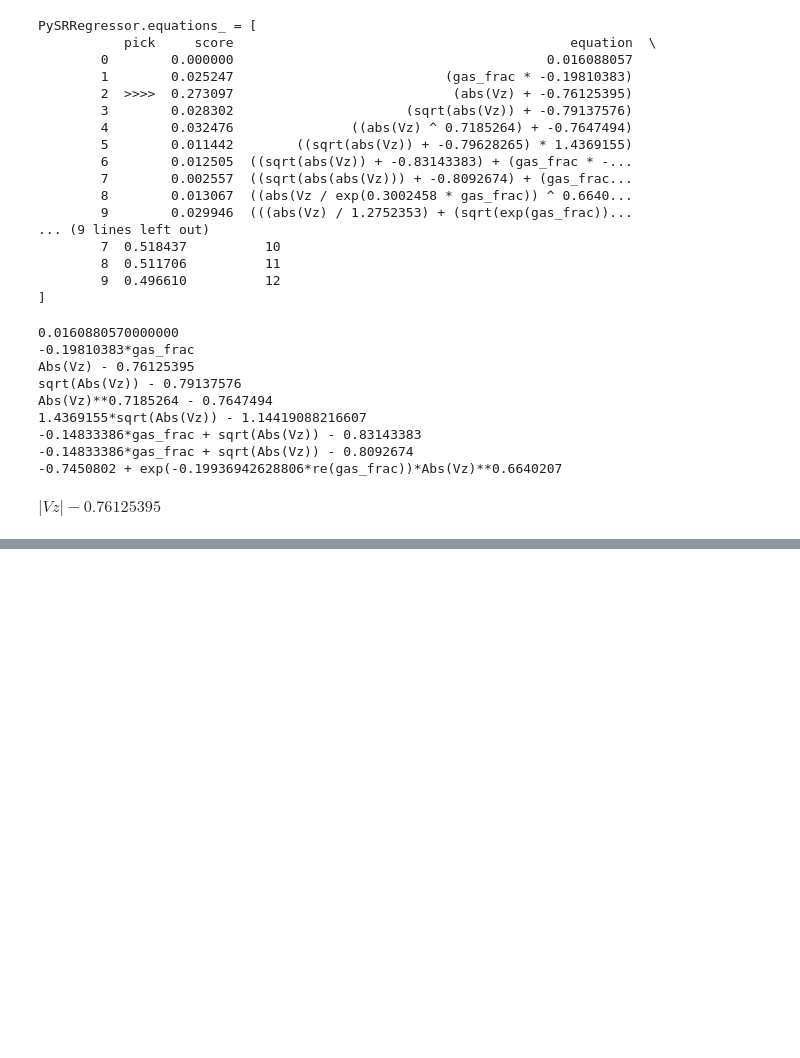
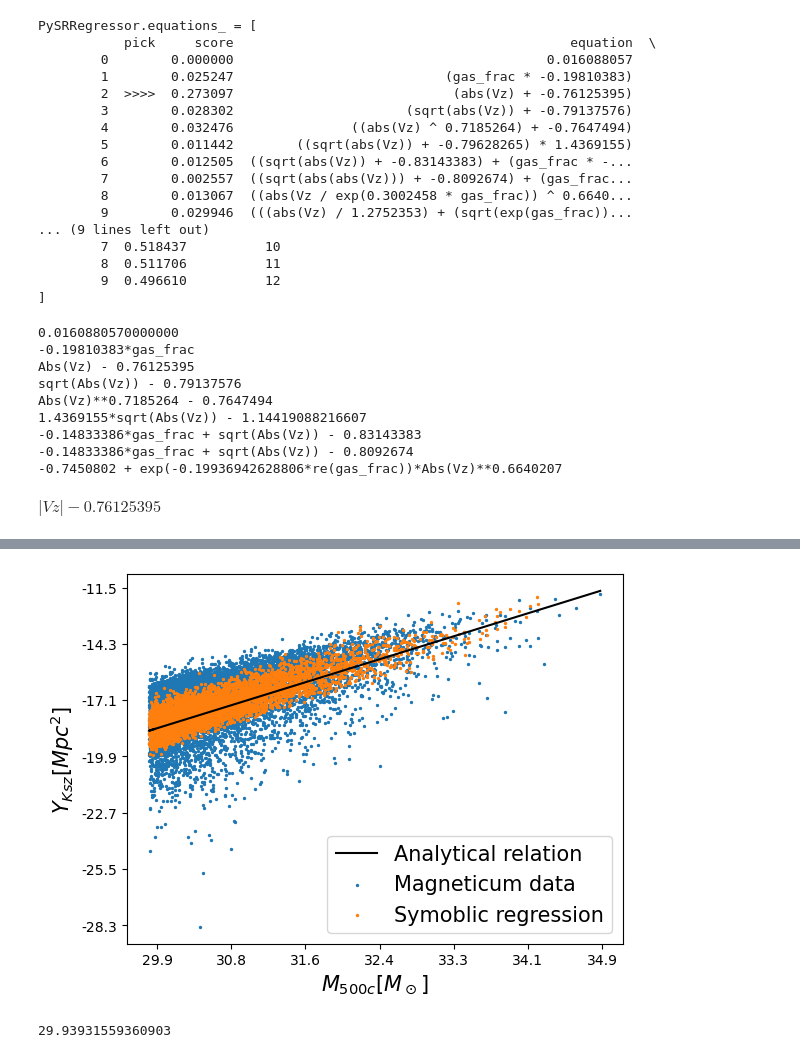
Before and after one commit to antolonappan/kSZscaler, a Jupyter notebook: Notebooks2/test5.ipynb, the cells around one changed output, grey strips where cells are left out. Cells and saved outputs as stored; diff of their text form; code cells hidden in the pictures; blank space fills up the shorter version.

Commit message:
plots making
Signed-off-by: Anto Idicherian Lonappan <antolonappan@icloud.com>

```diff
--- a/Notebooks2/test5.ipynb
+++ b/Notebooks2/test5.ipynb
@@ -141,0 +138,17 @@ plt.scatter(df_140_ms.M,df_140_ms.M- 1*np.abs(df_140_ms.Vz) )
+# %%
+plt.scatter(df_140_ms.M,df_140_ms.Yksz,s=2,label='Magneticum data')
+plt.scatter(df_140_ms.M,0.8*df_140_ms.M - 0.14*df_140_ms.gas_frac + np.sqrt(df_140_ms.Vz)  - 1, s=2,label='Symoblic regression')
+plt.plot(df_140_ms.M,df_140_ms.M*.7 -.3,c='k',label='Analytical relation')
+plt.ylabel('$Y_{Ksz} [Mpc^2]$',fontsize=15)
+plt.xlabel('$M_{500c} [M_\odot]$',fontsize=15)
+plt.xticks(np.linspace(-1,6,7),[f"{i:.1f}" for i in np.linspace(min(df_140_m.M),max(df_140_m.M),7)],fontsize=10)
+plt.yticks(np.linspace(-8,4,7),[f"{i:.1f}" for i in np.linspace(min(df_140_m.Yksz),max(df_140_m.Yksz),7)],fontsize=10)
+plt.legend(loc='lower right',fontsize=15)
+plt.savefig('test5.pdf',dpi=300,bbox_inches='tight')
+#plt.scatter(df_140_ms.M,(df_140_ms.M - 2*np.abs(df_140_ms.Vz) )
+# %% [output]
+[figure, added]
+# %%
+min(df_140_m.M)
+# %% [output]
+29.93931559360903
```
Also changed, not shown: parts of 3 cells of this notebook, 4 other files.
